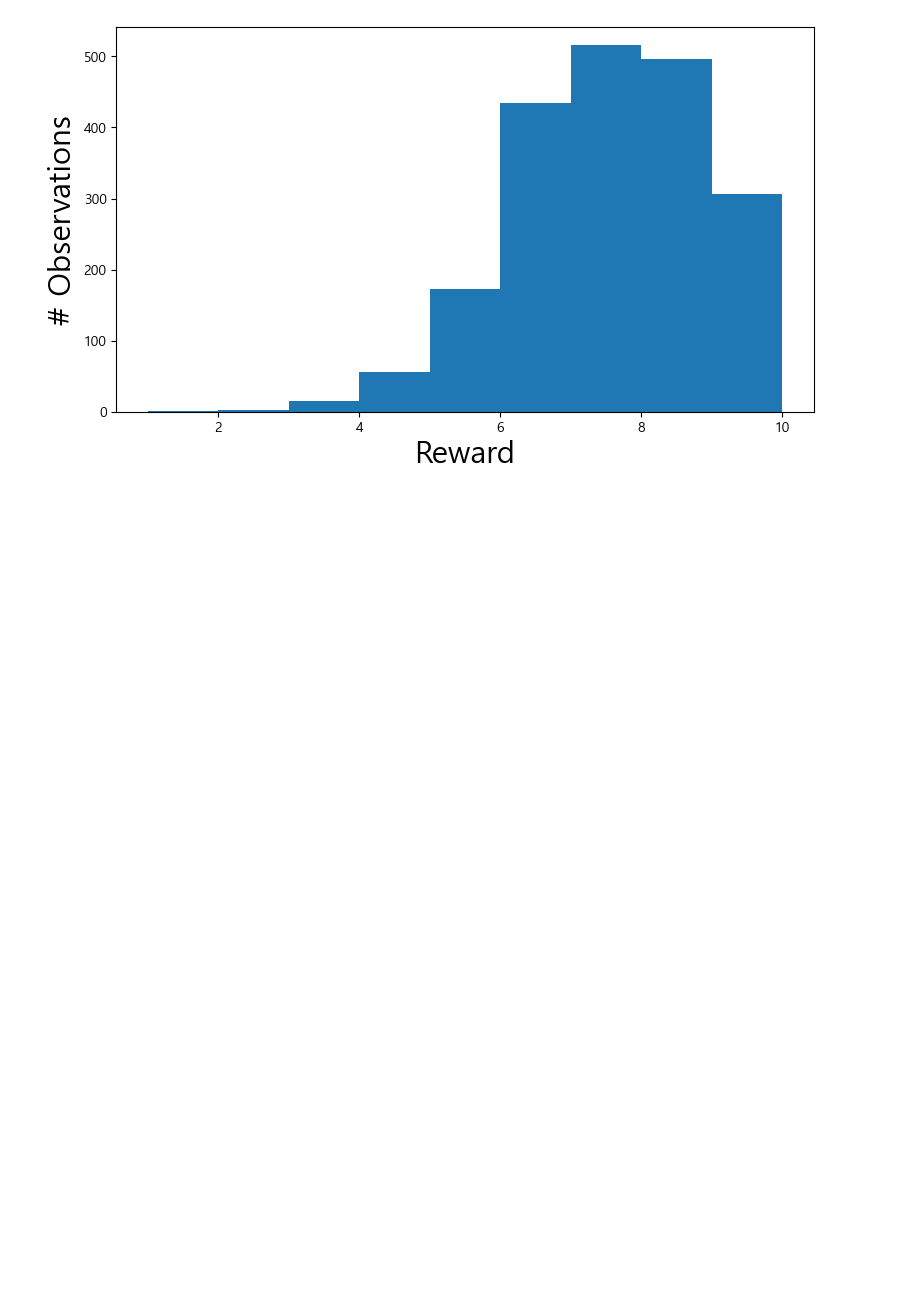
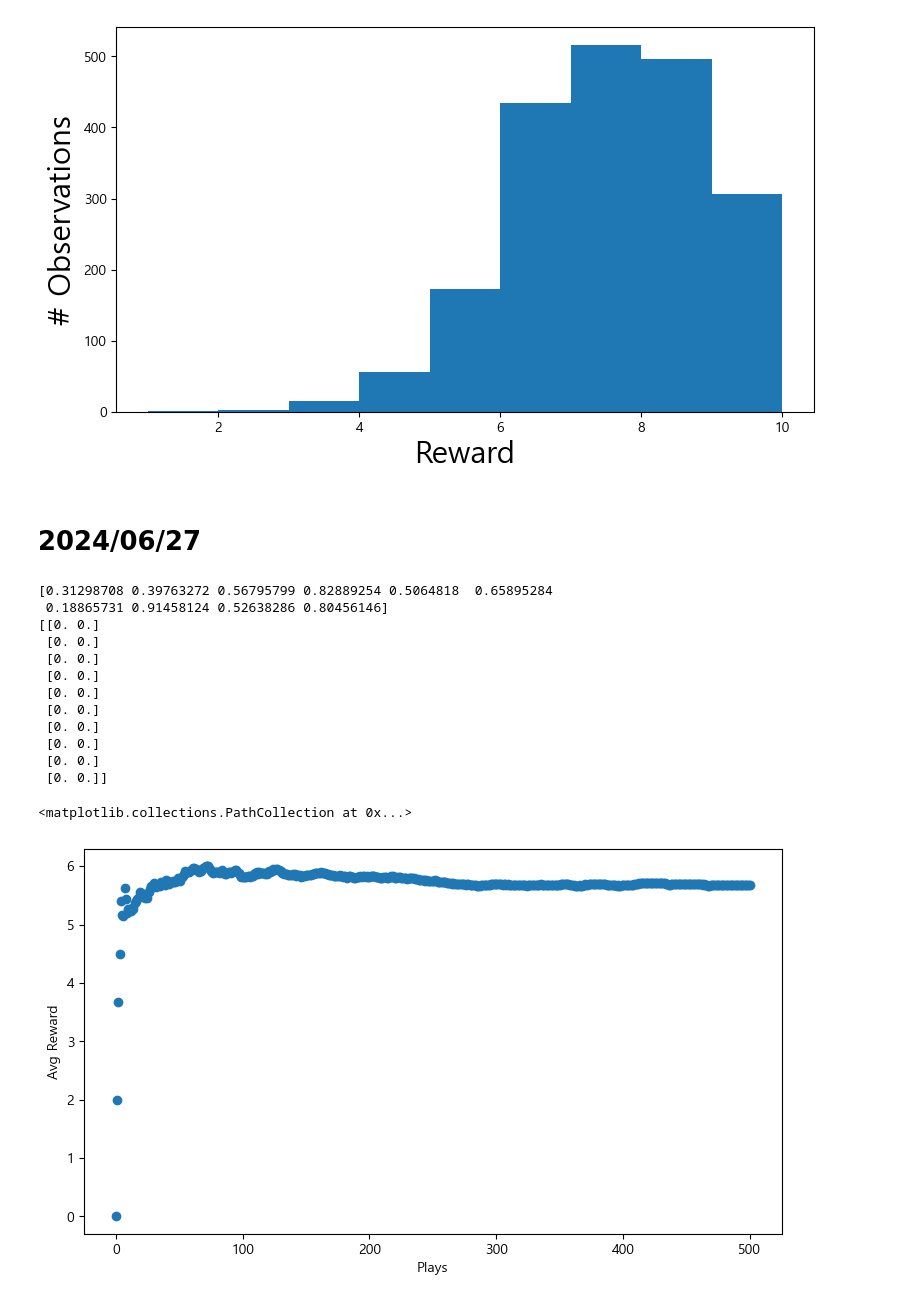
Before and after one commit to ElesisCarbyne/forReinf, a Jupyter notebook: works/chapter01-1.ipynb, the cells around one changed output. Saved outputs shown, nothing was run; the diff lists cells and outputs as text; code cells hidden in the pictures; blank space fills up the shorter version.

```diff
--- a/projects/chapter01-1.ipynb
+++ b/works/chapter01-1.ipynb
@@ -44,3 +45,70 @@ plt.hist(reward_test, bins=9) # bins=9여야 10개의 간극이 출력된다
  array([ 1.,  2.,  3.,  4.,  5.,  6.,  7.,  8.,  9., 10.]),
  <BarContainer object of 9 artists>)
 [figure]
+# %% [markdown]
+# 2024/06/27
+# %%
+import numpy as np
+from scipy import stats
+import random
+import matplotlib.pyplot as plt
+
+n = 10 # 슬롯머신의 개수
+probs = np.random.rand(n) # 각 슬롯머신의 상금이 당첨될 확률 리스트
+                          # 각 확률은 슬롯 머신 자체를 가리킴
+eps = 0.2
+print(probs)
+
+def get_reward(prob, n=10):
+    reward = 0
+    for i in range(n): # 지정한 슬롯 머신의 레버를 n번 당긴다
+        if random.random() < prob: # 무작위 확률이 각 슬롯머신의 상금 당첨 확률보다 작다면 상금에 당첨된 것으로 간주한다
+            reward += 1
+    return reward
+
+record = np.zeros((n, 2)) # 제 1열은 해당 레버를 당긴 횟수, 제 2열은 이전까지 해당 레버를 당겼을 때 얻은 보상의 평균(누적 이동 평균)을 의미한다
+print(record)
+
+def get_best_arm(record):
+    arm_index = np.argmax(record[:, 1], axis=0) # 각 슬롯 머신들의 평균 보상(누적 이동 평균) 중 가장 큰 값을 가지는 슬롯 머신을 탐색
+    return arm_index
+
+def update_record(record, action, r):
+    new_r = (record[action, 0] * record[action, 1] + r) / (record[action, 0] + 1)
+    record[action, 0] += 1
+    record[action, 1] += new_r
+    return record
+
+fig, ax = plt.subplots(1, 1)
+ax.set_xlabel("Plays")
+ax.set_ylabel("Avg Reward")
+fig.set_size_inches(9, 5)
+rewards = [0] # 매 시행까지의 얻은 보상들에 대한 평균 보상(누적 이동 평균)을 저장한다
+for i in range(500):
+    if random.random() > eps: # 무작위로 추출한 확률이 eps 보다 클 경우 활용(exploitation)을 수행한다
+        choice = get_best_arm(record) # record를 보고 평균 보상 값이 가장 큰 슬롯 머신을 고른다
+    else: # 무작위로 추출한 확률이 eps 보다 작으면 엡실론 탐욕 전략, 즉 탐험(exploration)을 수행한다
+        choice = np.random.randint(10) # [0, 10) 범위의 정수 중 하나를 반환한다
+    r = get_reward(probs[choice]) # 선택한 슬롯 머신에 대해 10번의 레버 내림을 수행하여 보상을 구한다
+    record = update_record(record, choice, r)
+    mean_reward = ((i + 1) * rewards[-1] + r) / (i + 2) # 매 시행(time step)까지 얻은 보상들에 대한 누적 이동 평균을 계산한다
+    rewards.append(mean_reward)
+
+# [0, len(rewards))의 반열림 구간에서 일정한 간격(여기서는 1)을 둔 값들을 반환한다
+# len(rewards) = 시행 횟수
+ax.scatter(np.arange(len(rewards)), rewards) # 좌측이 x축, 우측이 y축을 의미한다
+# %% [output]
+[0.31298708 0.39763272 0.56795799 0.82889254 0.5064818  0.65895284
+ 0.18865731 0.91458124 0.52638286 0.80456146]
+[[0. 0.]
+ [0. 0.]
+ [0. 0.]
+ [0. 0.]
+ [0. 0.]
+ [0. 0.]
+ [0. 0.]
+ [0. 0.]
+ [0. 0.]
+ [0. 0.]]
+<matplotlib.collections.PathCollection at 0x...>
+[figure, added]
```
Also changed, not shown: parts of 2 cells of this notebook.
